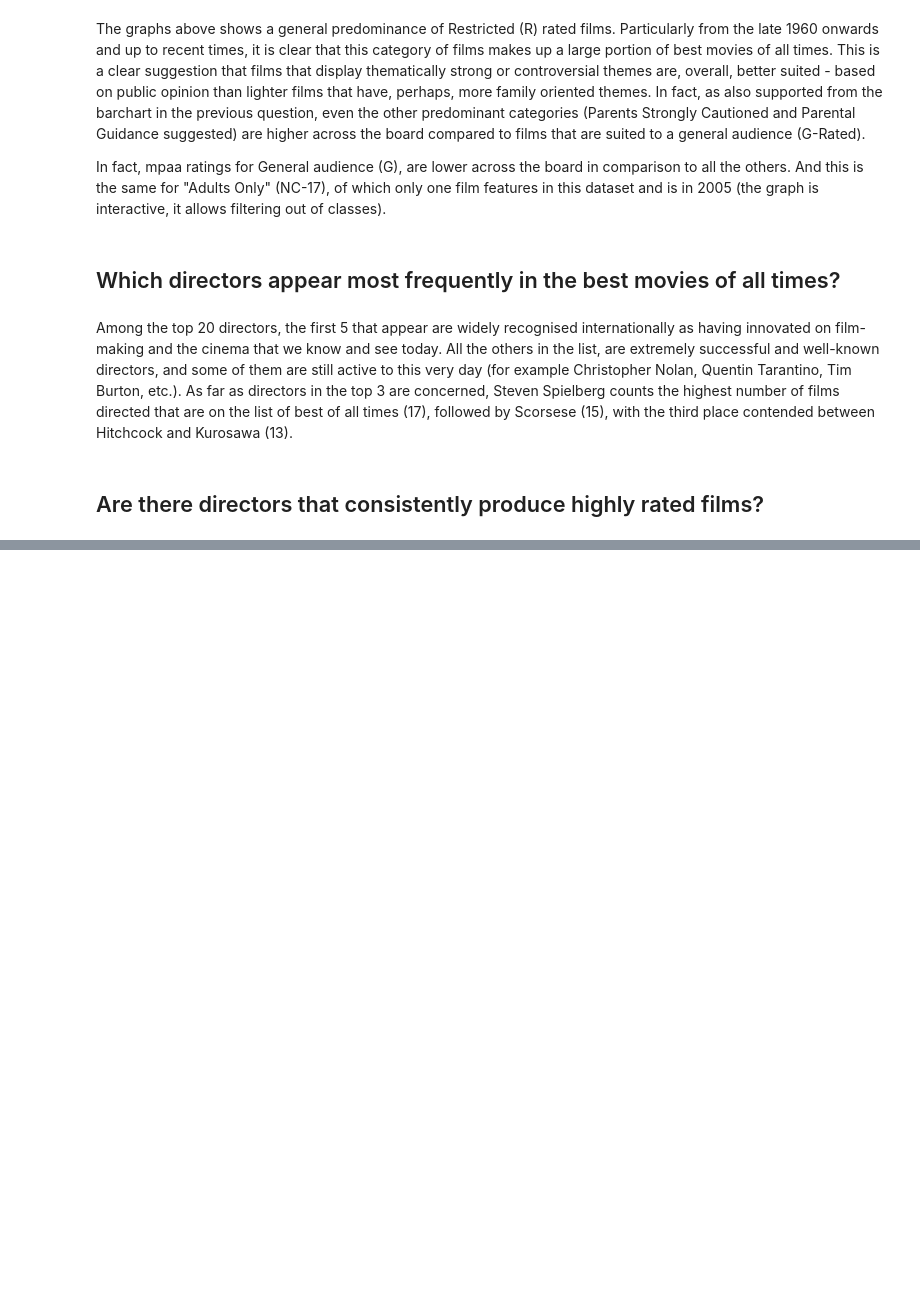
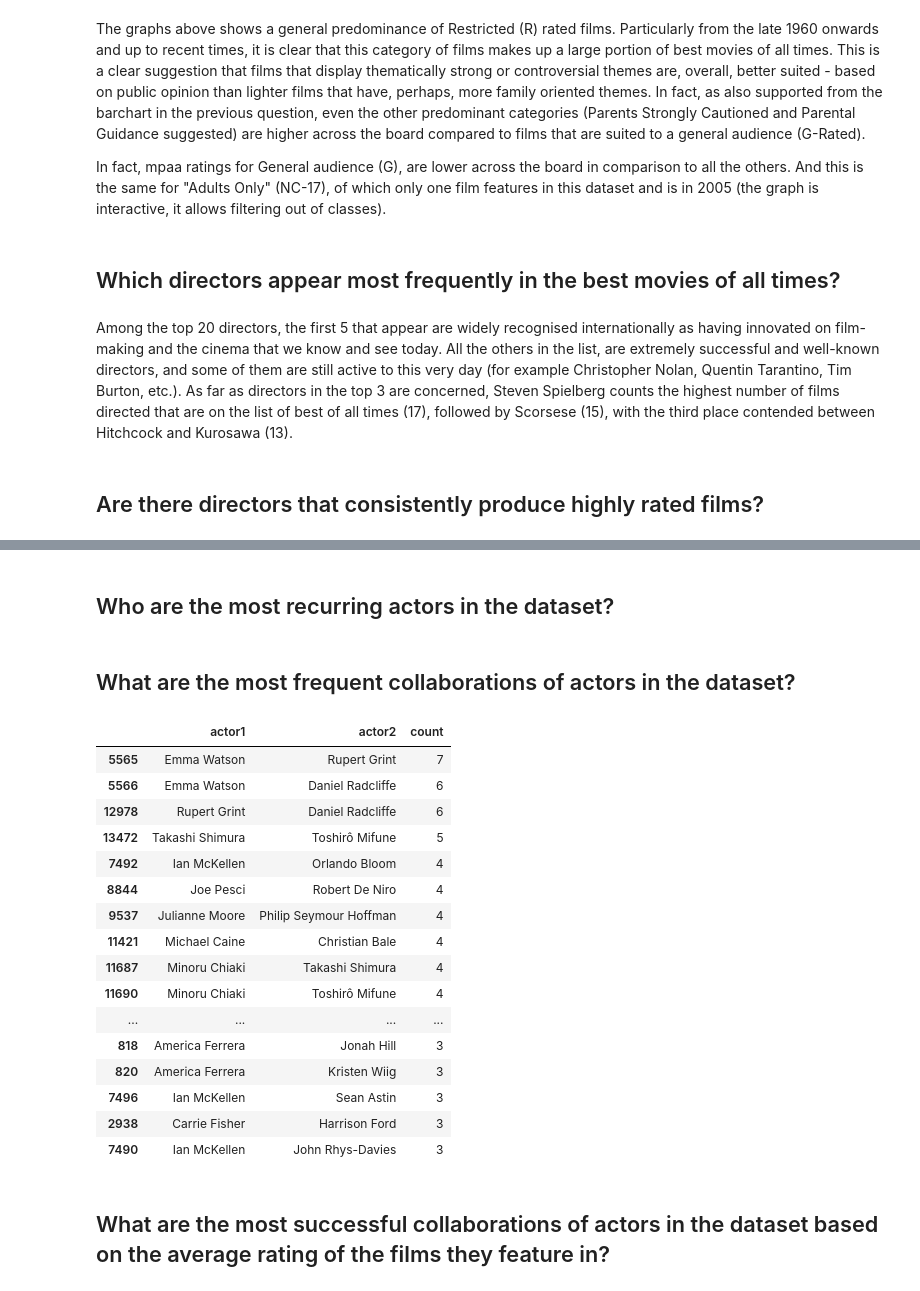
Before and after one commit to alfiobonanno/filmcrave_scraper_assignment, a Jupyter notebook: film_analysis.ipynb, the cells around one changed output, grey strips where cells are left out. Drawn from its saved outputs; the diff is of its cells as text; code cells hidden in the pictures; blank space fills up the shorter version.

Commit message:
Included actor questions for EDA

```diff
--- a/film_analysis.ipynb
+++ b/film_analysis.ipynb
@@ -312,0 +312,2 @@ We can see that there are new names at the top and interestingly, Charles Chapli
+# %% [markdown]
+## Who are the most recurring actors in the dataset?
@@ -312,0 +323,37 @@ We can see that there are new names at the top and interestingly, Charles Chapli
+# %% [markdown]
+## What are the most frequent collaborations of actors in the dataset?
+# %%
+from itertools import combinations
+
+movies_and_actors = movies[['film_title','actors']]
+combinations_list = []
+for _,row in movies_and_actors.iterrows():
+    actors = row['actors']
+    if isinstance(actors,list) and len (actors)>1:
+        actors_combinations = combinations(sorted(actors),2)
+        for comb in actors_combinations:
+            combinations_list.append({'actor1': comb[0], 'actor2': comb[1], 'film_title': row['film_title']})
+
+combinations_df = pd.DataFrame(combinations_list)
+# %%
+combinations_df.groupby(['actor1', 'actor2']).size().reset_index(name='count').sort_values('count', ascending=False).head(20)
+# %% [output]
+|  | actor1 | actor2 | count |
+| 5565 | Emma Watson | Rupert Grint | 7 |
+| 5566 | Emma Watson | Daniel Radcliffe | 6 |
+| 12978 | Rupert Grint | Daniel Radcliffe | 6 |
+| 13472 | Takashi Shimura | Toshirô Mifune | 5 |
+| 7492 | Ian McKellen | Orlando Bloom | 4 |
+| 8844 | Joe Pesci | Robert De Niro | 4 |
+| 9537 | Julianne Moore | Philip Seymour Hoffman | 4 |
+| 11421 | Michael Caine | Christian Bale | 4 |
+| 11687 | Minoru Chiaki | Takashi Shimura | 4 |
+| 11690 | Minoru Chiaki | Toshirô Mifune | 4 |
+| ... | ... | ... | ... |
+| 818 | America Ferrera | Jonah Hill | 3 |
+| 820 | America Ferrera | Kristen Wiig | 3 |
+| 7496 | Ian McKellen | Sean Astin | 3 |
+| 2938 | Carrie Fisher | Harrison Ford | 3 |
+| 7490 | Ian McKellen | John Rhys-Davies | 3 |
+# %% [markdown]
+## What are the most successful collaborations of actors in the dataset based on the average rating of the films they feature in?
```
Also changed, not shown: parts of 13 cells of this notebook.
